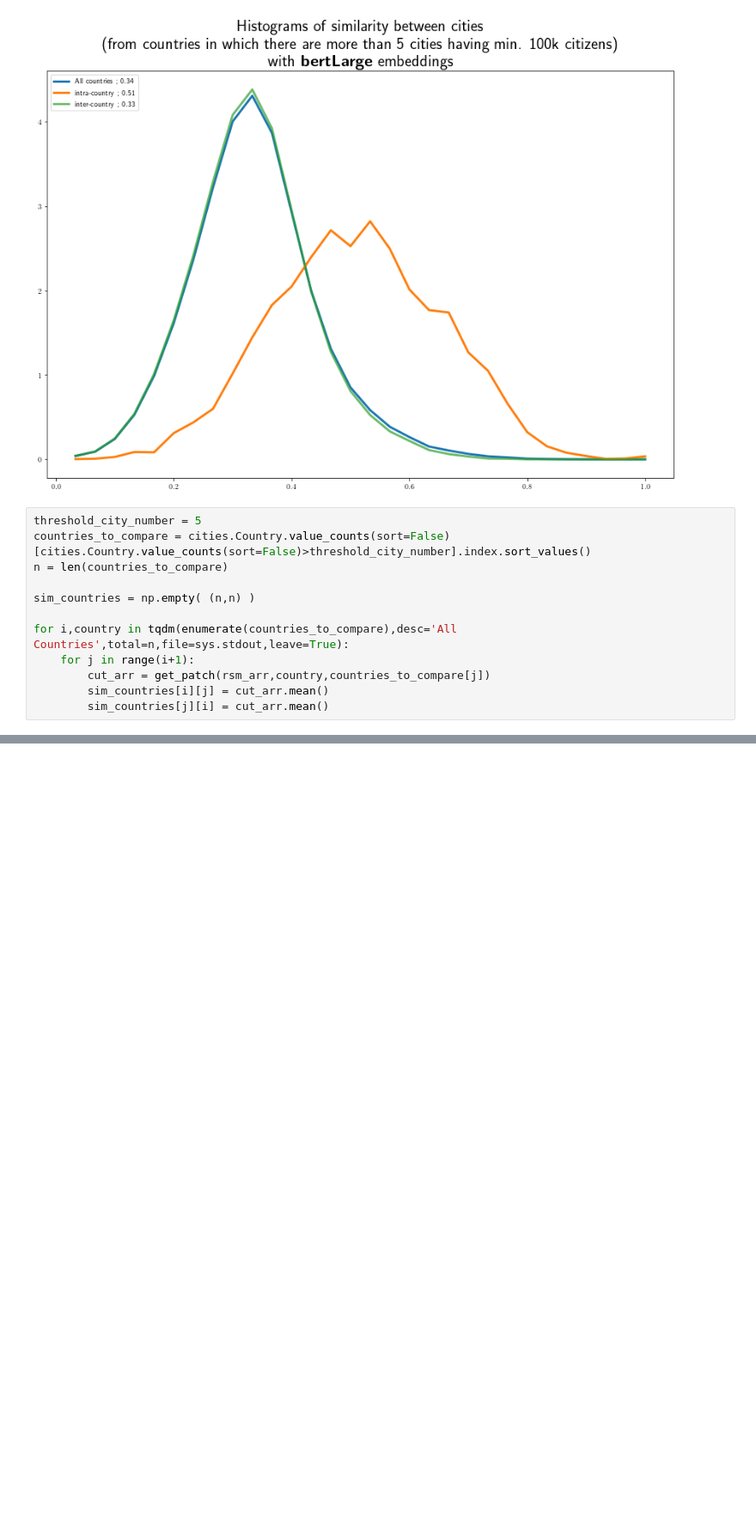
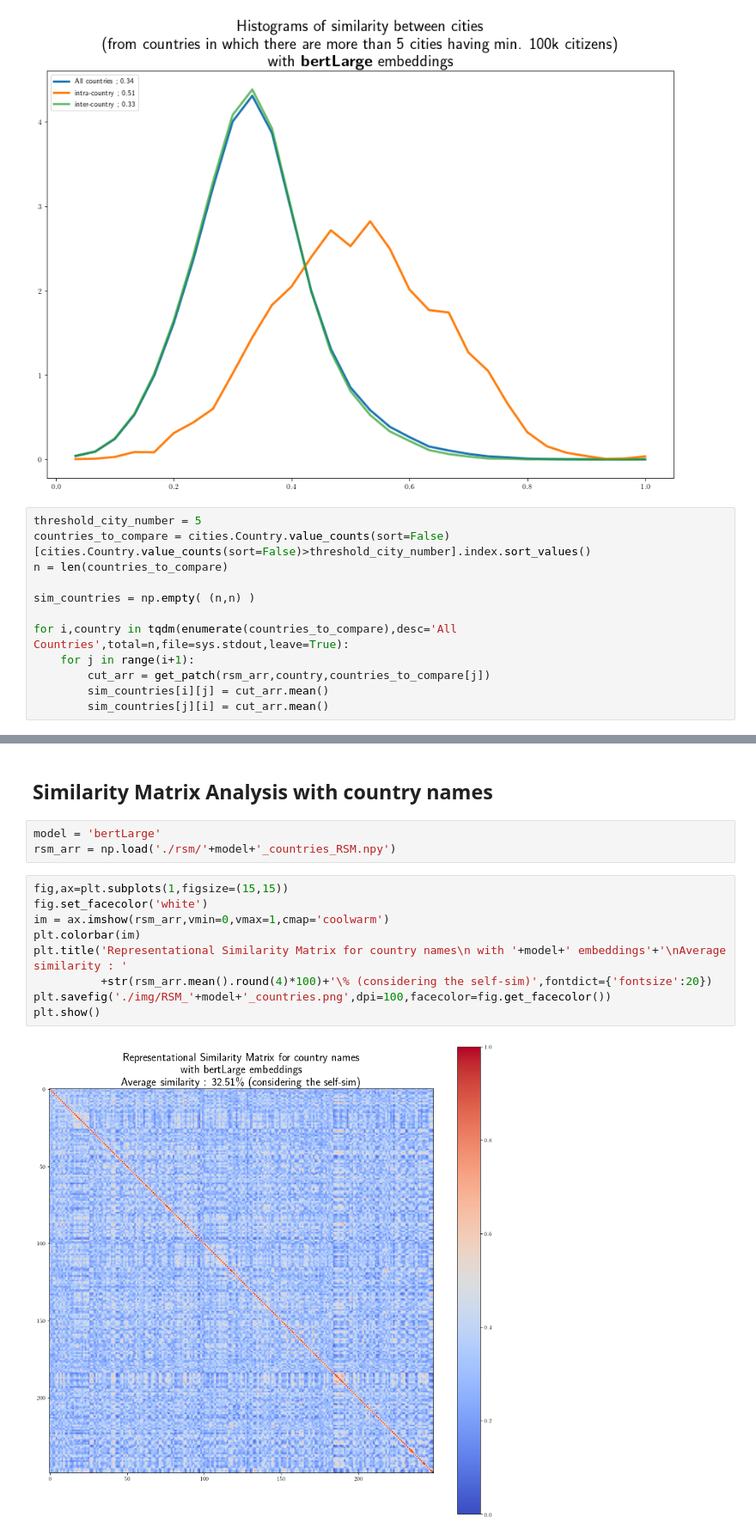
Before and after one commit to blietard/GeographyLMs, a Jupyter notebook: similarity_analysis.ipynb, the cells around one changed output, grey strips where cells are left out. Shown at 86% size. Drawn from its saved outputs; the diff is of its cells as text; blank space fills up the shorter version.

Commit message:
new RSM files with country names and update analysis

```diff
--- a/similarity_analysis.ipynb
+++ b/similarity_analysis.ipynb
@@ -245,3 +245,19 @@ plt.savefig('./img/RSM_'+model+'_countries_(by_cities).png',dpi=200,facecolor=fi
 plt.show()
 # %% [output]
 [figure]
+# %% [markdown]
+## Similarity Matrix Analysis with country names
+# %%
+model = 'bertLarge'
+rsm_arr = np.load('./rsm/'+model+'_countries_RSM.npy')
+# %%
+fig,ax=plt.subplots(1,figsize=(15,15))
+fig.set_facecolor('white')
+im = ax.imshow(rsm_arr,vmin=0,vmax=1,cmap='coolwarm')
+plt.colorbar(im)
+plt.title('Representational Similarity Matrix for country names\n with '+model+' embeddings'+'\nAverage similarity : '
+          +str(rsm_arr.mean().round(4)*100)+'\% (considering the self-sim)',fontdict={'fontsize':20})
+plt.savefig('./img/RSM_'+model+'_countries.png',dpi=100,facecolor=fig.get_facecolor())
+plt.show()
+# %% [output]
+[figure, added]
```
Also changed, not shown: parts of 4 cells of this notebook, 5 other files.
